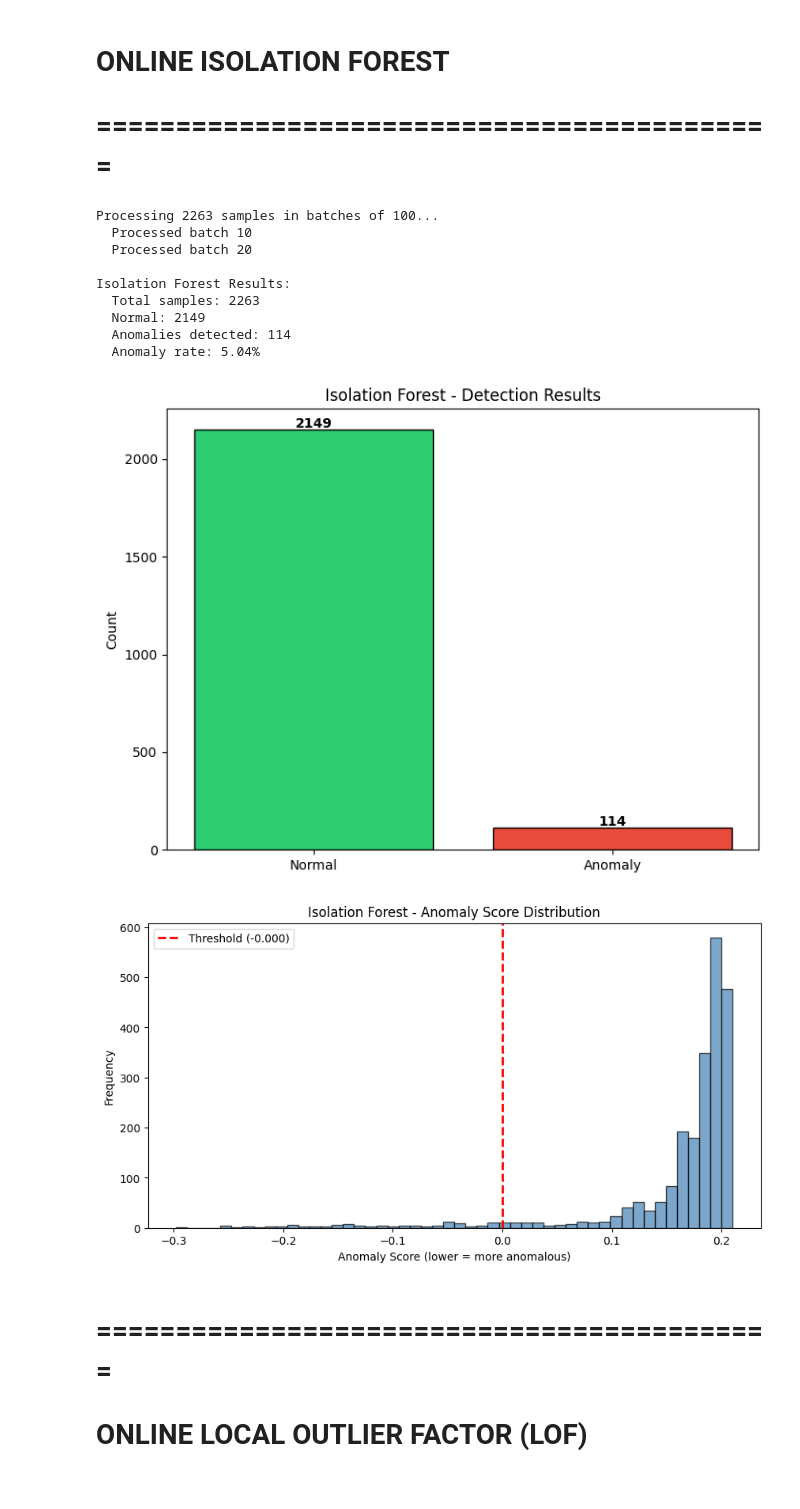
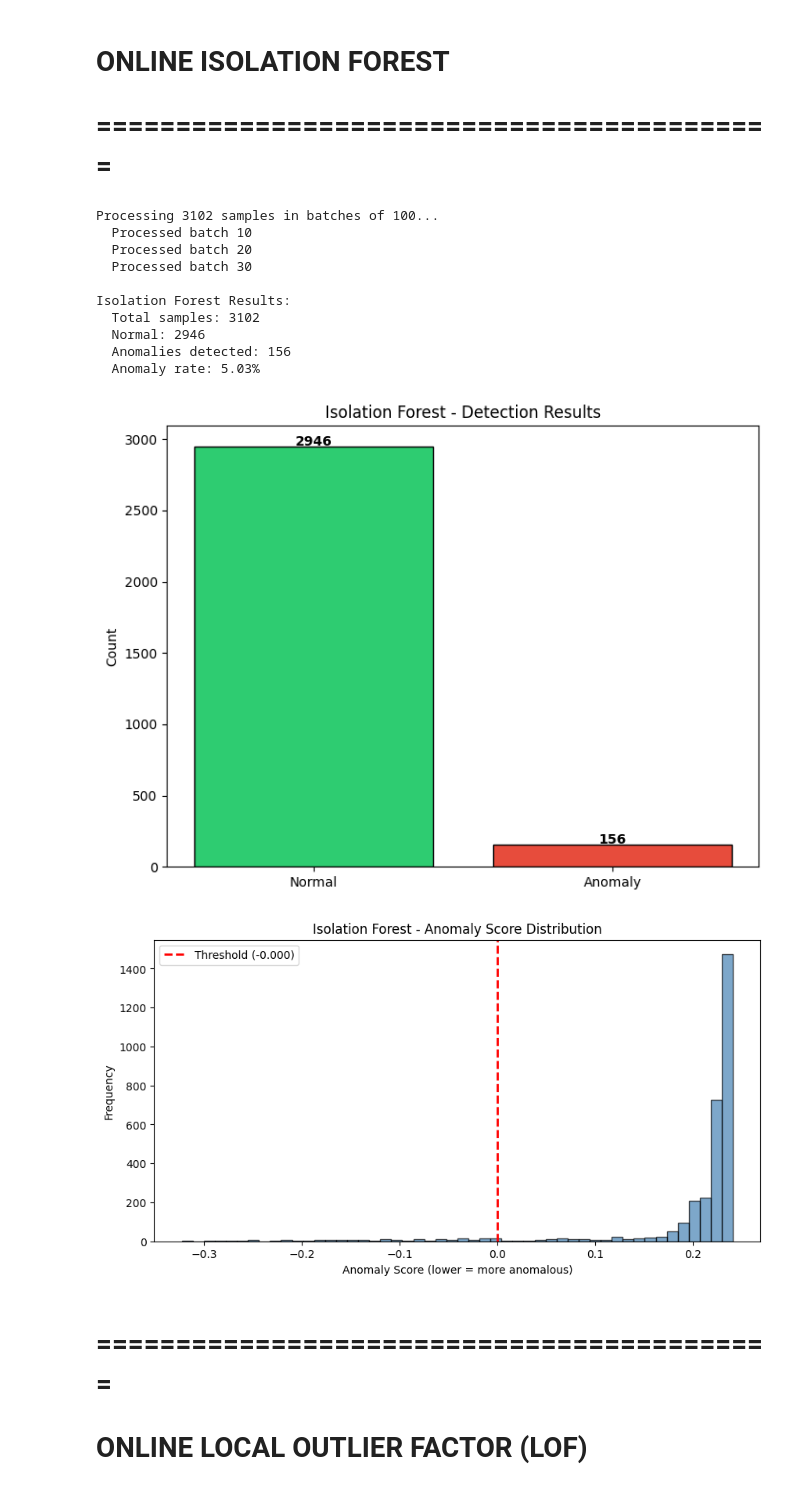
Before and after one commit to Bilal248/JEROTI, a Jupyter notebook: notebooks/UnsupervisedModelTraining.ipynb, the cells around one changed output. Drawn from its saved outputs; the diff is of its cells as text; code cells hidden in the pictures.

```diff
--- a/notebooks/UnsupervisedModelTraining.ipynb
+++ b/notebooks/UnsupervisedModelTraining.ipynb
@@ -31,12 +32,12 @@ unlabelled_df.head()
 # %% [markdown]
 #        SEPARATE FEATURES & TARGET
 # %%
-X = unlabelled_df.drop(["PID", "Process_Name"], axis=1, errors='ignore')
+X = unlabelled_df.drop(["Timestamp","PID", "Process_Name"], axis=1, errors='ignore')
 
 print("\nFeatures:")
 print(X.head())
 print(f"\nShape: {X.shape}")
 
-num_cols = ["Power_W", "CPU_Usage_%", "Mem_Usage_MB", "Timestamp"]
+num_cols = ["Power_W", "CPU_Usage_%", "Mem_Usage_MB"]
 # %% [output]
 Features:
@@ -115,14 +133,12 @@ class OnlineIsolationForest:
         """Return anomaly scores (lower = more anomalous)."""
         return self.model.decision_function(X)
 
-# Initialize Online Isolation Forest
 online_iforest = OnlineIsolationForest(
     n_estimators=200,
     contamination=0.05,
     batch_size=100
 )
 
-# Simulate online processing (batch by batch)
 batch_size = 100
 print(f"Processing {len(X_scaled)} samples in batches of {batch_size}...")
 
@@ -132,57 +148,55 @@ for i in range(0, len(X_scaled), batch_size):
     if (i // batch_size + 1) % 10 == 0:
         print(f"  Processed batch {i // batch_size + 1}")
 
-# Final fit if model not created (small dataset)
 if online_iforest. model is None:
     online_iforest.fit(X_scaled)
 
-# PREDICTION
 y_pred_iforest = online_iforest.predict(X_scaled)
 iforest_scores = online_iforest. decision_function(X_scaled)
 
-# Convert predictions: -1 (anomaly) -> 1, 1 (normal) -> 0
+joblib.dump(online_iforest.model, "../models/online_iforest_model.joblib")
+
 y_pred_iforest_binary = np.where(y_pred_iforest == -1, 1, 0)
 
 print(f"\nIsolation Forest Results:")
 print(f"  Total samples: {len(X_scaled)}")
 print(f"  Normal: {(y_pred_iforest == 1).sum()}")
 print(f"  Anomalies detected: {(y_pred_iforest == -1).sum()}")
 print(f"  Anomaly rate: {(y_pred_iforest == -1).sum() / len(X_scaled) * 100:.2f}%")
 
-# Visualization: Detection Results
 plt.figure(figsize=(8, 6))
 labels = ['Normal', 'Anomaly']
 counts = [(y_pred_iforest == 1).sum(), (y_pred_iforest == -1). sum()]
 colors = ['#2ecc71', '#e74c3c']
 plt.bar(labels, counts, color=colors, edgecolor='black')
 plt.ylabel('Count')
 plt.title('Isolation Forest - Detection Results')
 for i, v in enumerate(counts):
     plt.text(i, v + 10, str(v), ha='center', fontweight='bold')
 plt.show()
 
-# Anomaly Score Distribution
 plt.figure(figsize=(10, 5))
 plt.hist(iforest_scores, bins=50, edgecolor='black', alpha=0.7, color='steelblue')
 threshold = np.percentile(iforest_scores, 5)
 plt.axvline(x=threshold, color='r', linestyle='--', linewidth=2, label=f'Threshold ({threshold:.3f})')
 plt.xlabel('Anomaly Score (lower = more anomalous)')
 plt.ylabel('Frequency')
 plt.title('Isolation Forest - Anomaly Score Distribution')
 plt.legend()
 plt.show()
 # %% [output]
-Processing 2263 samples in batches of 100...
+Processing 3102 samples in batches of 100...
   Processed batch 10
   Processed batch 20
+  Processed batch 30
 
 Isolation Forest Results:
-  Total samples: 2263
-  Normal: 2149
-  Anomalies detected: 114
-  Anomaly rate: 5.04%
+  Total samples: 3102
+  Normal: 2946
+  Anomalies detected: 156
+  Anomaly rate: 5.03%
-[figure, old version]
+[figure, new version]
-[figure, old version]
+[figure, new version]
 # %% [markdown]
 # ===========================================
 #         ONLINE LOCAL OUTLIER FACTOR (LOF)
```
Also changed, not shown: parts of 15 cells of this notebook, 4 other files.
